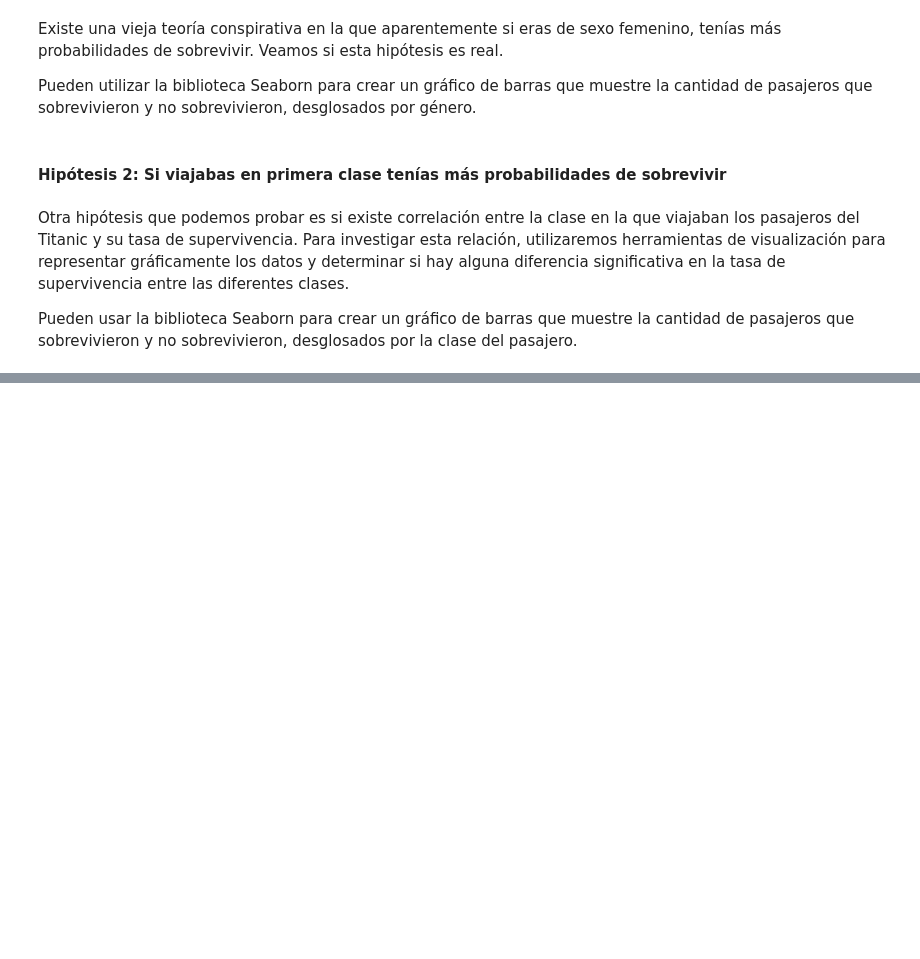
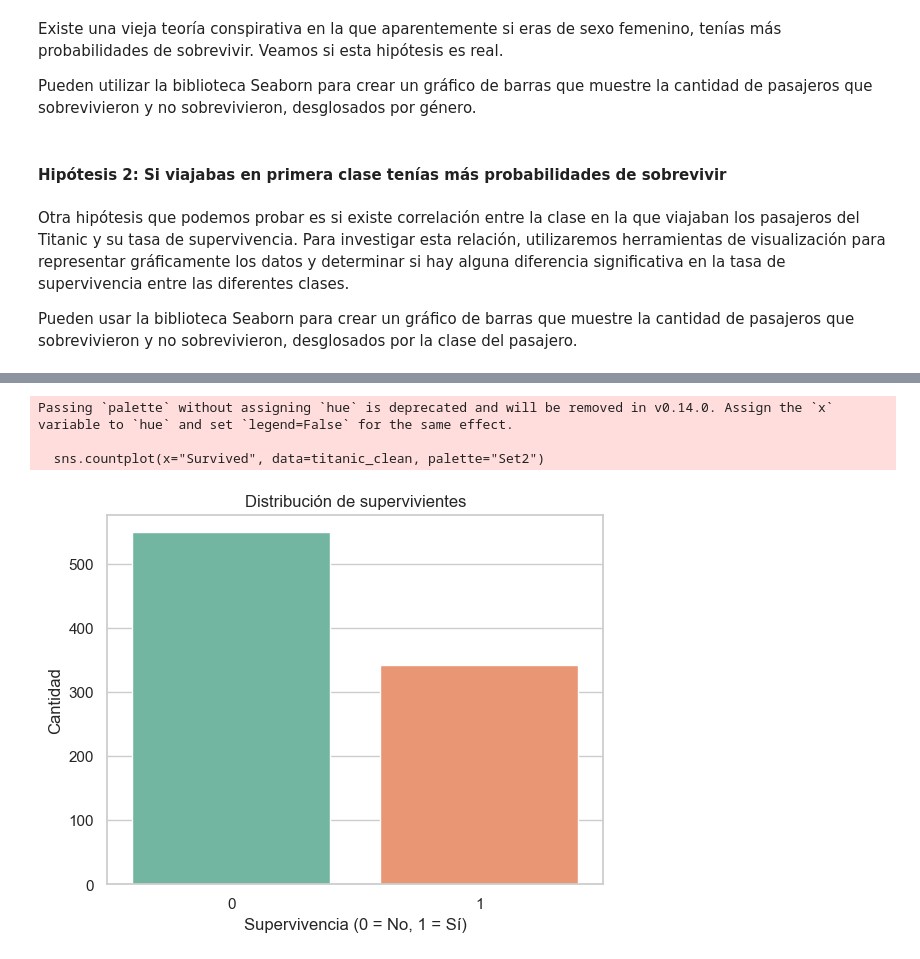
Before and after one commit to AndresJimw/Artificial-Intelligence, a Jupyter notebook: Lab01/Test_Análisis_exploratorio_de_datos_del_Titanic.ipynb, the cells around one changed output, grey strips where cells are left out. Drawn from its saved outputs; the diff is of its cells as text; code cells hidden in the pictures; blank space fills up the shorter version.

Commit message:
feat: complete Titanic EDA with data cleaning, visualizations and hypothesis testing

```diff
--- a/Lab01/Test_Análisis_exploratorio_de_datos_del_Titanic.ipynb
+++ b/Lab01/Test_Análisis_exploratorio_de_datos_del_Titanic.ipynb
@@ -60,0 +65,10 @@ Pueden usar la biblioteca Seaborn para crear un gráfico de barras que muestre l
+# %%
+# !pip install pandas numpy matplotlib seaborn scipy
+
+import pandas as pd
+import seaborn as sns
+
+DATA_PATH = r"D:/Archivos de Usuario/Documents/Artificial-Intelligence/Datasets/titanic.csv"
+
+titanic_df = pd.read_csv(DATA_PATH)
+titanic_df.head()
@@ -60,0 +188,10 @@ Pueden usar la biblioteca Seaborn para crear un gráfico de barras que muestre l
+# %%
+titanic_clean = titanic_df.copy()
+
+titanic_clean["Age"].fillna(titanic_clean["Age"].median(), inplace=True)
+
+titanic_clean.drop(columns=["Cabin"], inplace=True)
+
+titanic_clean["Embarked"].fillna(titanic_clean["Embarked"].mode()[0], inplace=True)
+
+titanic_clean.isnull().sum()
@@ -60,0 +241,14 @@ Pueden usar la biblioteca Seaborn para crear un gráfico de barras que muestre l
+# %%
+import matplotlib.pyplot as plt
+import seaborn as sns
+
+sns.countplot(x="Survived", data=titanic_clean, palette="Set2")
+plt.title("Distribución de supervivientes")
+plt.xlabel("Supervivencia (0 = No, 1 = Sí)")
+plt.ylabel("Cantidad")
+plt.show()
+# %% [output]
+Passing `palette` without assigning `hue` is deprecated and will be removed in v0.14.0. Assign the `x` variable to `hue` and set `legend=False` for the same effect.
+
+  sns.countplot(x="Survived", data=titanic_clean, palette="Set2")
+[figure, added]
```
Also changed, not shown: parts of 38 cells of this notebook, 1 other file.
